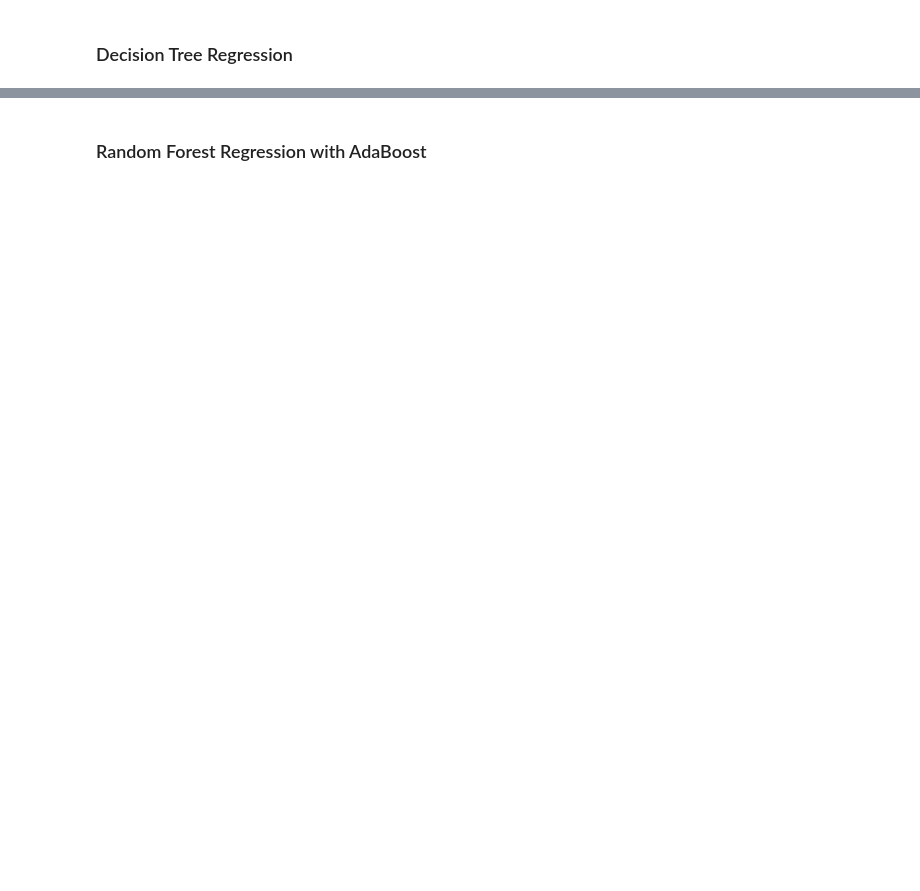
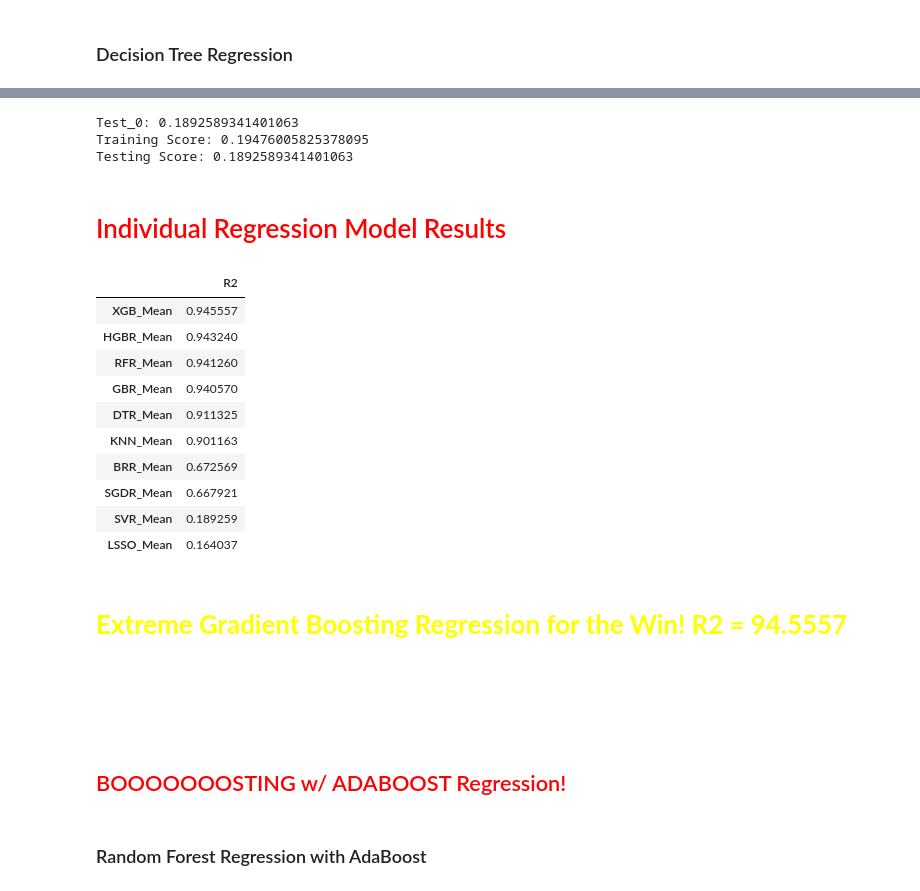
Before and after one commit to RobC30/COVID-Risk-Analysis, a Jupyter notebook: COVID_Start_Jupyter_Notebook.ipynb, the cells around one changed output, grey strips where cells are left out. Cells and saved outputs as stored; diff of their text form; code cells hidden in the pictures; blank space fills up the shorter version.

```diff
--- a/COVID_Start_Jupyter_Notebook.ipynb
+++ b/COVID_Start_Jupyter_Notebook.ipynb
@@ -791,3 +1290,48 @@ r2_score(y_test, y_pred4)
+# %%
+from sklearn.svm import SVR
+SVR_Results = {}
+# %%
+for i in range(1):
+    Regressor12 = SVR()
+    Regressor12.fit(X_train, y_train.values.ravel())
+    y_pred12 = Regressor12.predict(X_test)
+    SVR_R2 = r2_score(y_test, y_pred12)
+    SVR_Results[f"Test_{str(i)}"] = SVR_R2
+    print(f"Test_{str(i)}: {SVR_R2}")
+    print(f"Training Score: {Regressor12.score(X_train, y_train)}")
+    print(f"Testing Score: {Regressor12.score(X_test, y_test)}")
+# %% [output]
+Test_0: 0.1892589341401063
+Training Score: 0.19476005825378095
+Testing Score: 0.1892589341401063
+# %%
+Mean_Results["SVR_Mean"] = mean(SVR_Results.values())
+# %% [markdown]
+# <font color='red'>Individual Regression Model Results</font>
+# %%
+Mean_Results_df = pd.DataFrame.from_dict(Mean_Results, orient='index', columns=['R2'])
+# %%
+Mean_Results_df.sort_values(by="R2", ascending=False)
+# %% [output]
+|  | R2 |
+| XGB_Mean | 0.945557 |
+| HGBR_Mean | 0.943240 |
+| RFR_Mean | 0.941260 |
+| GBR_Mean | 0.940570 |
+| DTR_Mean | 0.911325 |
+| KNN_Mean | 0.901163 |
+| BRR_Mean | 0.672569 |
+| SGDR_Mean | 0.667921 |
+| SVR_Mean | 0.189259 |
+| LSSO_Mean | 0.164037 |
+# %% [markdown]
+# <font color='yellow'><b>Extreme Gradient Boosting Regression for the Win! R2 = 94.5557</b></font>
+# %% [markdown]
+<br>
+# %% [markdown]
+<br>
+# %% [markdown]
+## <font color='red'>BOOOOOOOSTING w/ ADABOOST Regression!</font>
 # %% [markdown]
 ### Random Forest Regression with AdaBoost
 # %%
```
Also changed, not shown: parts of 219 cells of this notebook.
